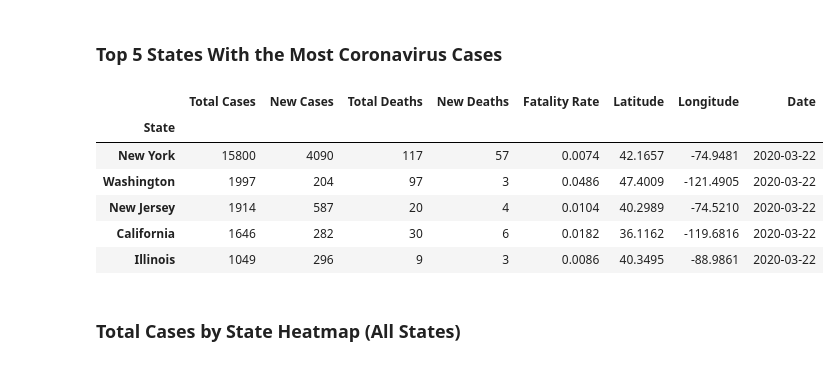
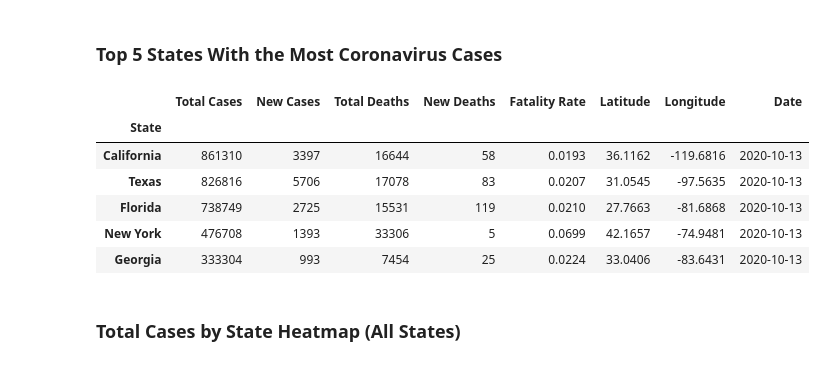
Before and after one commit to jbski/Covid19, a Jupyter notebook: Covid_19.ipynb, the cells around one changed output. Saved outputs shown, nothing was run; the diff lists cells and outputs as text; code cells hidden in the pictures.

```diff
--- a/Covid_19.ipynb
+++ b/Covid_19.ipynb
@@ -222,20 +223,20 @@ covid_county_df = pd.read_csv(county_data_path, index_col='State')
 # %%
 # Show the top 5 states having the most coronavirus cases
 state_group = covid_state_df.groupby('State')
 covid_state_df=covid_state_df.sort_values(by='Date', ascending=False)
 covid_state_df
 
-last_state_date_df = state_group.first()
-last_state_date_df.sort_values(by='Total Cases', ascending=False, inplace=True)
+last_state_date_df = state_group.last()
+last_state_date_df.sort_values(by=['Date', 'Total Cases'], ascending=[False,False], inplace=True)
 last_state_date_df.head(5)
 # %% [output]
 |  | Total Cases | New Cases | Total Deaths | New Deaths | Fatality Rate | Latitude | Longitude | Date |
 | State |  |  |  |  |  |  |  |  |
-| New York | 15800 | 4090 | 117 | 57 | 0.0074 | 42.1657 | -74.9481 | 2020-03-22 |
-| Washington | 1997 | 204 | 97 | 3 | 0.0486 | 47.4009 | -121.4905 | 2020-03-22 |
-| New Jersey | 1914 | 587 | 20 | 4 | 0.0104 | 40.2989 | -74.5210 | 2020-03-22 |
-| California | 1646 | 282 | 30 | 6 | 0.0182 | 36.1162 | -119.6816 | 2020-03-22 |
-| Illinois | 1049 | 296 | 9 | 3 | 0.0086 | 40.3495 | -88.9861 | 2020-03-22 |
+| California | 861310 | 3397 | 16644 | 58 | 0.0193 | 36.1162 | -119.6816 | 2020-10-13 |
+| Texas | 826816 | 5706 | 17078 | 83 | 0.0207 | 31.0545 | -97.5635 | 2020-10-13 |
+| Florida | 738749 | 2725 | 15531 | 119 | 0.0210 | 27.7663 | -81.6868 | 2020-10-13 |
+| New York | 476708 | 1393 | 33306 | 5 | 0.0699 | 42.1657 | -74.9481 | 2020-10-13 |
+| Georgia | 333304 | 993 | 7454 | 25 | 0.0224 | 33.0406 | -83.6431 | 2020-10-13 |
 # %% [markdown]
 ### Total Cases by State Heatmap (All States)
 # %%
```
Also changed, not shown: parts of 36 cells of this notebook.
